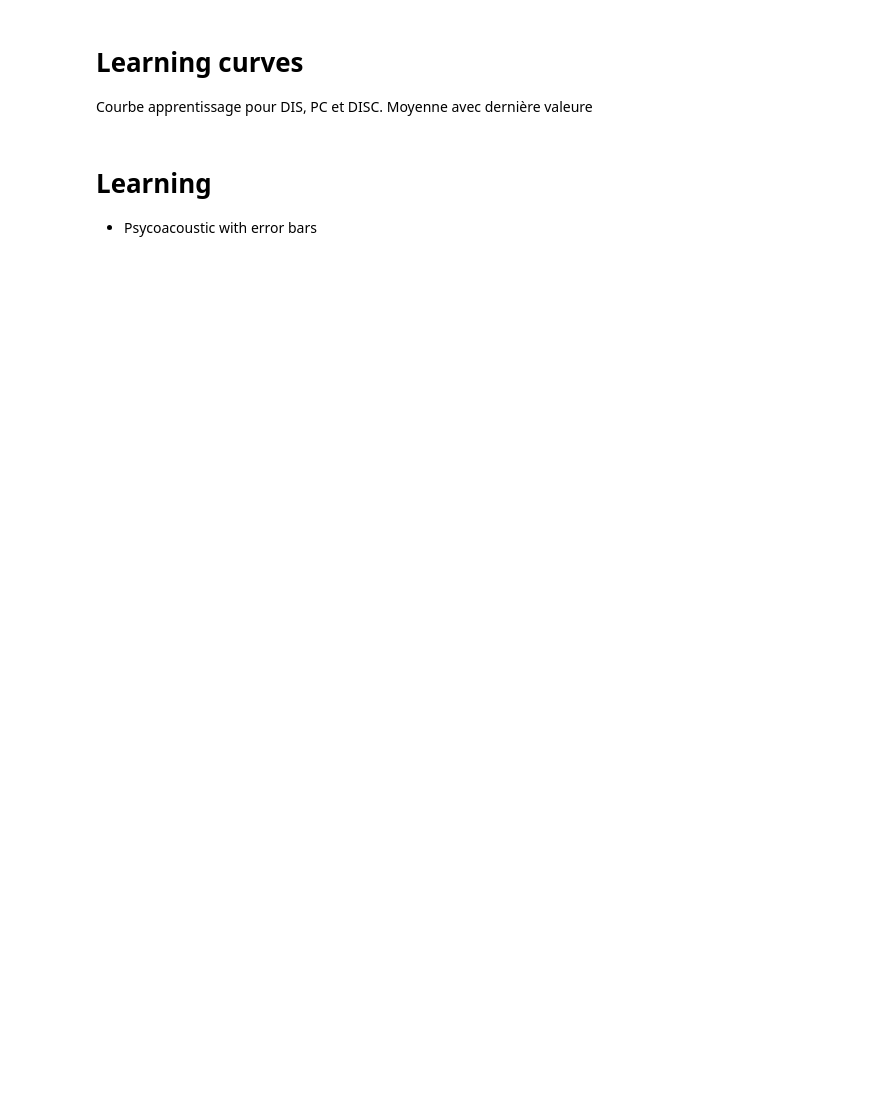
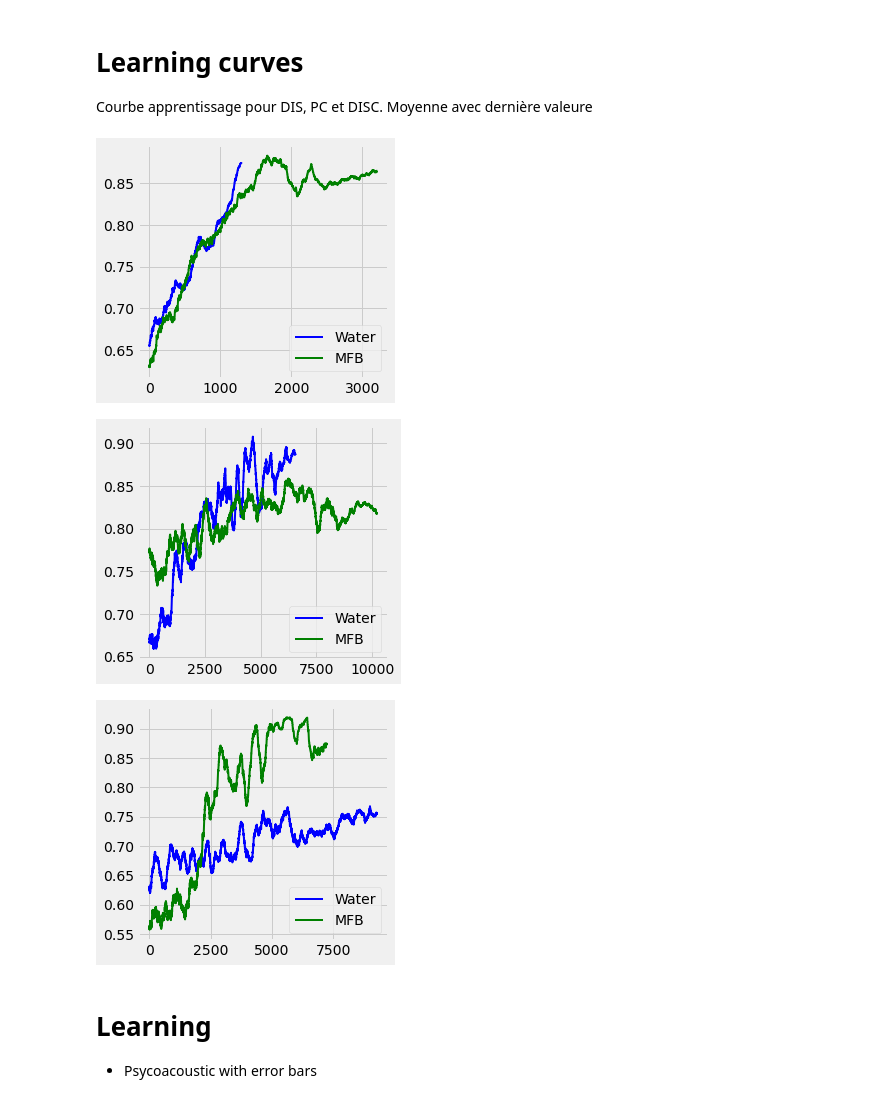
Before and after one commit to AntoninVerdier/Utilities, a Jupyter notebook: Elphy_Analysis/MFB_Figures.ipynb, the cells around one changed output. Cells and saved outputs as stored; diff of their text form; code cells hidden in the pictures; blank space fills up the shorter version.

Commit message:
square learning curve

```diff
--- a/Elphy_Analysis/MFB_Figures.ipynb
+++ b/Elphy_Analysis/MFB_Figures.ipynb
@@ -284,9 +273,8 @@ IndexError: index 0 is out of bounds for axis 0 with size 0
 Courbe apprentissage pour DIS, PC et DISC. Moyenne avec dernière valeure
 # %%
 smoothness = 200
-
 ####################################### DIS ###########################################
-fig, axs = plt.subplots(2, figsize=(12, 8))
+fig, axs = plt.subplots(1, figsize=(4, 4))
 
 all_convo_water = []
 for mouse in mice_water_dis:
@@ -294,27 +282,29 @@ for mouse in mice_water_dis:
     tasks = np.concatenate([f.tr_corr for f in files])
     convo_water = np.convolve(tasks, np.ones(smoothness)/smoothness, mode='valid')
     all_convo_water.append(convo_water)
-    axs[0].plot(convo_water, color='grey', linewidth=1)
+    #axs[0].plot(convo_water, color='grey', linewidth=1)
 
 longest_mouse = np.max([len(c) for c in all_convo_water])
 all_convo_water= np.array([np.pad(c, (0, longest_mouse - len(c)), mode='edge') for c in all_convo_water])
-axs[0].plot(np.mean(all_convo_water, axis=0), c='blue', linewidth=2)
+axs.plot(np.mean(all_convo_water, axis=0), c='blue', linewidth=2, label='Water')
 
 all_convo_mfb = []
 for mouse in mice_mfb_dis:
     all_corrs = np.concatenate(mouse.corrs)
     convo_mfb = np.convolve(all_corrs, np.ones(smoothness)/smoothness, mode='valid')
-    axs[1].plot(convo_mfb, color='grey', linewidth=1)
+    #axs[1].plot(convo_mfb, color='grey', linewidth=1)
     all_convo_mfb.append(convo_mfb)
 
 longest_mouse = np.max([len(c) for c in all_convo_mfb])
 all_convo_mfb = np.array([np.pad(c, (0, longest_mouse - len(c)), mode='edge') for c in all_convo_mfb])
-axs[1].plot(np.mean(all_convo_mfb, axis=0), c='green', linewidth=2)
-
+np.save('Paper/dis_learning', (all_convo_water, all_convo_mfb))
+axs.plot(np.mean(all_convo_mfb, axis=0), c='green', linewidth=2, label='MFB')
+plt.legend()
+plt.savefig('DIS_learning.svg')
 plt.show()
 
 ####################################### PC ###########################################
-fig, axs = plt.subplots(2, figsize=(12, 8))
+fig, axs = plt.subplots(1, figsize=(4, 4))
 
 all_convo_water = []
 for mouse in mice_water_pc:
@@ -322,49 +312,59 @@ for mouse in mice_water_pc:
     tasks = np.concatenate([f.tr_corr for f in files])
     convo_water = np.convolve(tasks, np.ones(smoothness)/smoothness, mode='valid')
     all_convo_water.append(convo_water)
-    axs[0].plot(convo_water, color='grey', linewidth=1)
+    #axs[0].plot(convo_water, color='grey', linewidth=1)
 
 longest_mouse = np.max([len(c) for c in all_convo_water])
 all_convo_water= np.array([np.pad(c, (0, longest_mouse - len(c)), mode='edge') for c in all_convo_water])
-axs[0].plot(np.mean(all_convo_water, axis=0), c='blue', linewidth=2)
+axs.plot(np.mean(all_convo_water, axis=0), c='blue', linewidth=2, label='Water')
 
 all_convo_mfb = []
 for mouse in mice_mfb_pc:
     all_corrs = np.concatenate(mouse.corrs)
     convo_mfb = np.convolve(all_corrs, np.ones(smoothness)/smoothness, mode='valid')
-    axs[1].plot(convo_mfb, color='grey', linewidth=1)
+    #axs[1].plot(convo_mfb, color='grey', linewidth=1)
     all_convo_mfb.append(convo_mfb)
 
 longest_mouse = np.max([len(c) for c in all_convo_mfb])
 all_convo_mfb = np.array([np.pad(c, (0, longest_mouse - len(c)), mode='edge') for c in all_convo_mfb])
-axs[1].plot(np.mean(all_convo_mfb, axis=0), c='green', linewidth=2)
+np.save('Paper/pc_learning', (all_convo_water, all_convo_mfb))
+axs.plot(np.mean(all_convo_mfb, axis=0), c='green', linewidth=2, label='MFB')
+plt.legend()
+plt.savefig('PC_learning.svg')
 plt.show()
 
 ####################################### DISC ###########################################
-fig, axs = plt.subplots(2, figsize=(12, 8))
+fig, axs = plt.subplots(1, figsize=(4, 4))
 all_convo_water = []
 for mouse in mice_water_disc:
     files = mouse.elphy
     tasks = np.concatenate([f.tr_corr for f in files])
     convo_water = np.convolve(tasks, np.ones(smoothness)/smoothness, mode='valid')
     all_convo_water.append(convo_water)
-    axs[0].plot(convo_water, color='grey', linewidth=1)
+    #axs[0].plot(convo_water, color='grey', linewidth=1)
 
 longest_mouse = np.max([len(c) for c in all_convo_water])
 all_convo_water= np.array([np.pad(c, (0, longest_mouse - len(c)), mode='edge') for c in all_convo_water])
-axs[0].plot(np.mean(all_convo_water, axis=0), c='blue', linewidth=2)
+axs.plot(np.mean(all_convo_water, axis=0), c='blue', linewidth=2, label='Water')
 
 all_convo_mfb = []
 for mouse in mice_mfb_disc:
     all_corrs = np.concatenate(mouse.corrs)
     convo_mfb = np.convolve(all_corrs, np.ones(smoothness)/smoothness, mode='valid')
-    axs[1].plot(convo_mfb, color='grey', linewidth=1)
+    #axs[1].plot(convo_mfb, color='grey', linewidth=1)
     all_convo_mfb.append(convo_mfb)
 
 longest_mouse = np.max([len(c) for c in all_convo_mfb])
 all_convo_mfb = np.array([np.pad(c, (0, longest_mouse - len(c)), mode='edge') for c in all_convo_mfb])
-axs[1].plot(np.mean(all_convo_mfb, axis=0), c='green', linewidth=2)
+np.save('Paper/disc_learning', (all_convo_water, all_convo_mfb))
+axs.plot(np.mean(all_convo_mfb, axis=0), c='green', linewidth=2, label='MFB')
+plt.legend()
+plt.savefig('DISC_learning.svg')
 plt.show()
+# %% [output]
+[figure, added]
+[figure, added]
+[figure, added]
 # %% [markdown]
 # Learning
 - Psycoacoustic with error bars
```
Also changed, not shown: parts of 8 cells of this notebook, 1 other file.
